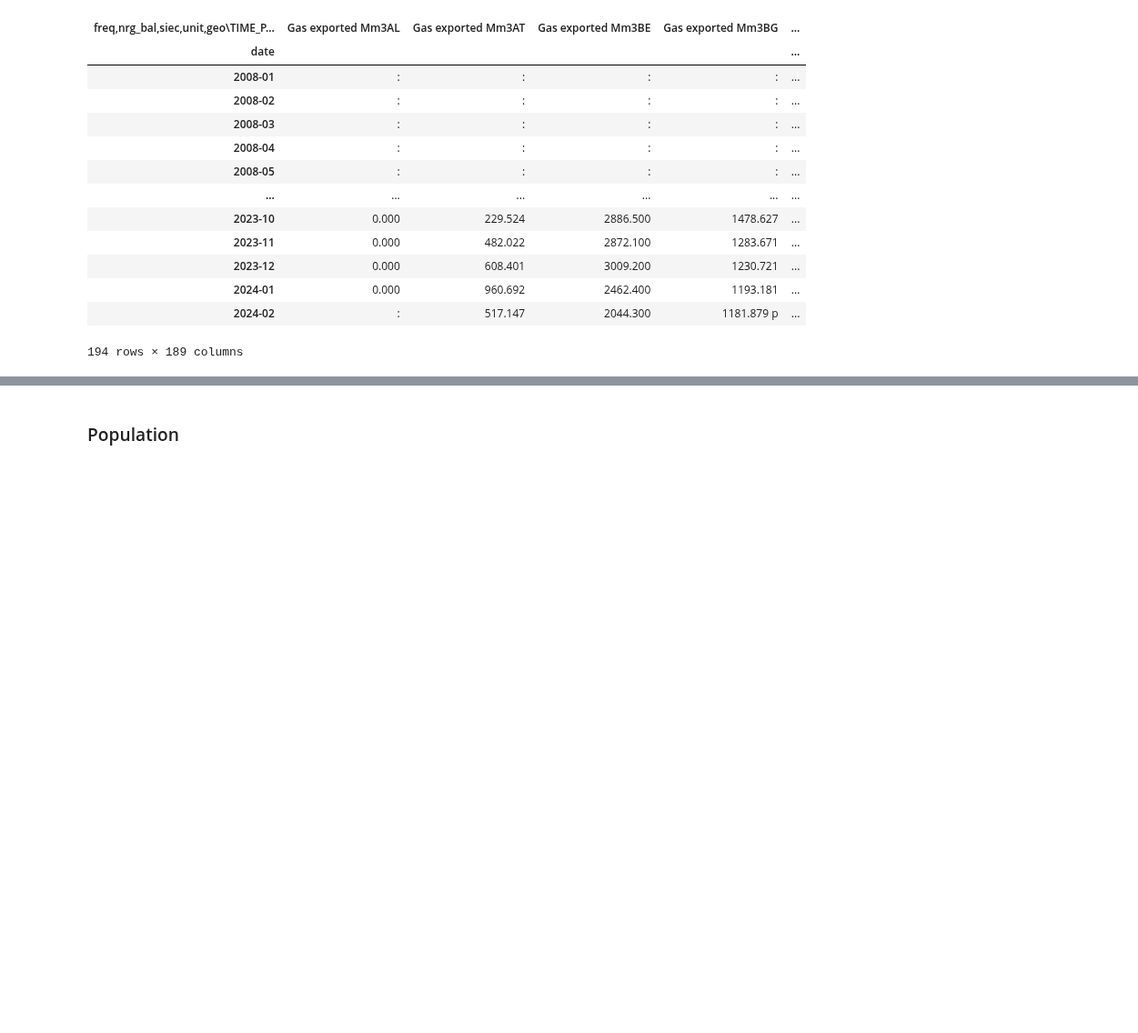
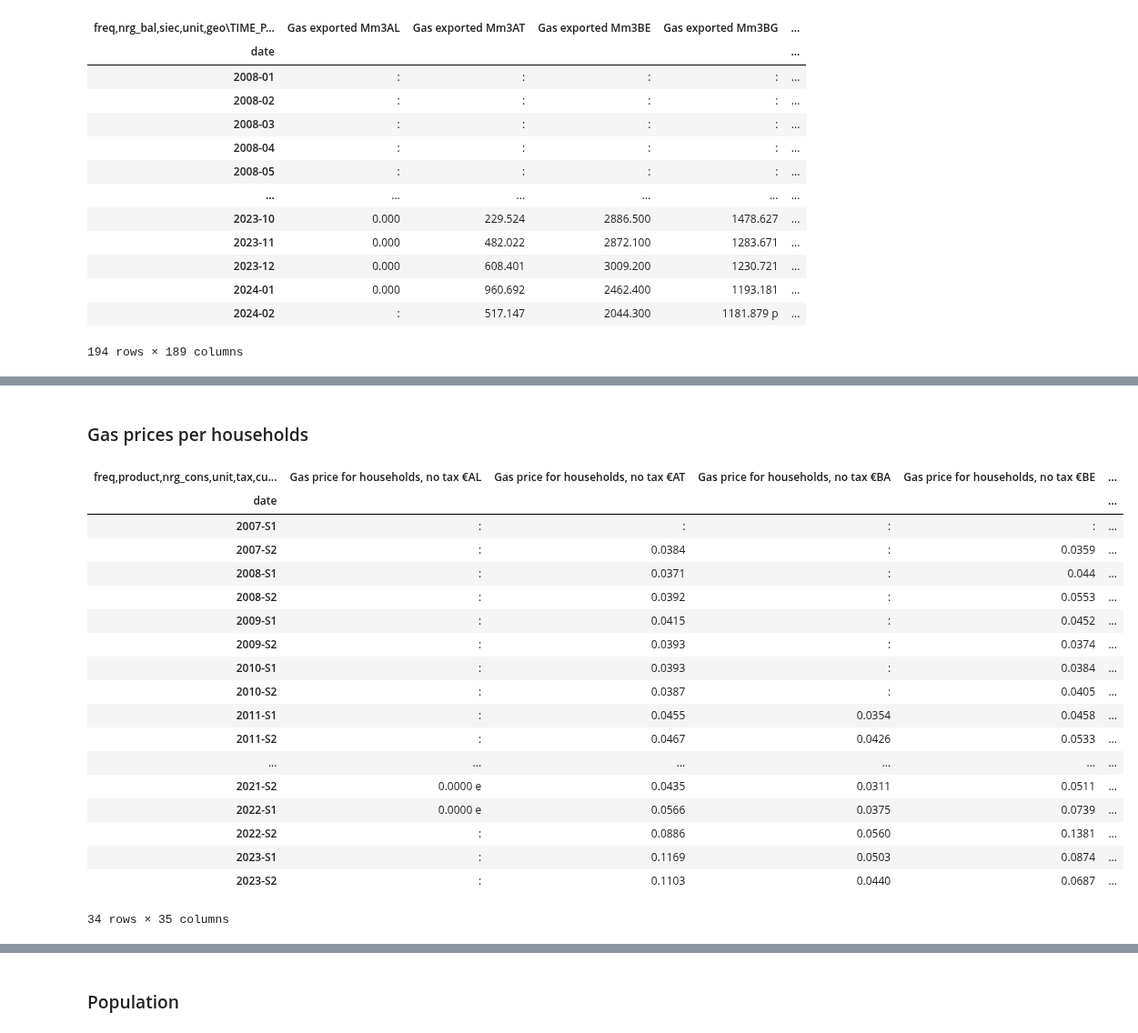
Before and after one commit to gaya22/Project_3_SEne, a Jupyter notebook: raw_df_for_features/cleaning_eurostat_files.ipynb, the cells around one changed output, grey strips where cells are left out. Shown at 91% size. Drawn from its saved outputs; the diff is of its cells as text; code cells hidden in the pictures; blank space fills up the shorter version.

```diff
--- a/raw_df_for_features/cleaning_eurostat_files.ipynb
+++ b/raw_df_for_features/cleaning_eurostat_files.ipynb
@@ -321,2 +321,41 @@ display(s)
 |  | 2024-02 | NaN | NaN | NaN | NaN | ... |
 8342 rows × 11 columns
+# %% [markdown]
+### Gas prices per households
+# %%
+df= pd.read_csv('Gas prices for households.tsv', sep='\t')
+df = df.set_index(df.columns[0])
+df = df.transpose()
+df.index.name = 'date'
+
+#We will keep just the columns with price excluding tax and choose the metric for biggest consumers as it seems most representative and average price is available only for a short period of time.
+df.rename(columns=lambda col: col.replace('KWH,X_TAX,EUR,', 'Gas price for households, no tax €'), inplace=True)
+df = df.loc[:,df.columns.str.contains('€')]
+
+df = df.loc[:,df.columns.str.contains('GJ_GE200,')]
+df = df.loc[:,~df.columns.str.endswith('20')]
+
+#Giving better names
+df.rename(columns=lambda col: col.replace('S,4100,GJ_GE200,', ''), inplace=True)
+
+display(df)
+# %% [output]
+| freq,product,nrg_cons,unit,tax,cu... | Gas price for households, no tax €AL | Gas price for households, no tax €AT | Gas price for households, no tax €BA | Gas price for households, no tax €BE | ... |
+| date |  |  |  |  | ... |
+| 2007-S1 | : | : | : | : | ... |
+| 2007-S2 | : | 0.0384 | : | 0.0359 | ... |
+| 2008-S1 | : | 0.0371 | : | 0.044 | ... |
+| 2008-S2 | : | 0.0392 | : | 0.0553 | ... |
+| 2009-S1 | : | 0.0415 | : | 0.0452 | ... |
+| 2009-S2 | : | 0.0393 | : | 0.0374 | ... |
+| 2010-S1 | : | 0.0393 | : | 0.0384 | ... |
+| 2010-S2 | : | 0.0387 | : | 0.0405 | ... |
+| 2011-S1 | : | 0.0455 | 0.0354 | 0.0458 | ... |
+| 2011-S2 | : | 0.0467 | 0.0426 | 0.0533 | ... |
+| ... | ... | ... | ... | ... | ... |
+| 2021-S2 | 0.0000 e | 0.0435 | 0.0311 | 0.0511 | ... |
+| 2022-S1 | 0.0000 e | 0.0566 | 0.0375 | 0.0739 | ... |
+| 2022-S2 | : | 0.0886 | 0.0560 | 0.1381 | ... |
+| 2023-S1 | : | 0.1169 | 0.0503 | 0.0874 | ... |
+| 2023-S2 | : | 0.1103 | 0.0440 | 0.0687 | ... |
+34 rows × 35 columns
```
Also changed, not shown: parts of 6 cells of this notebook.
